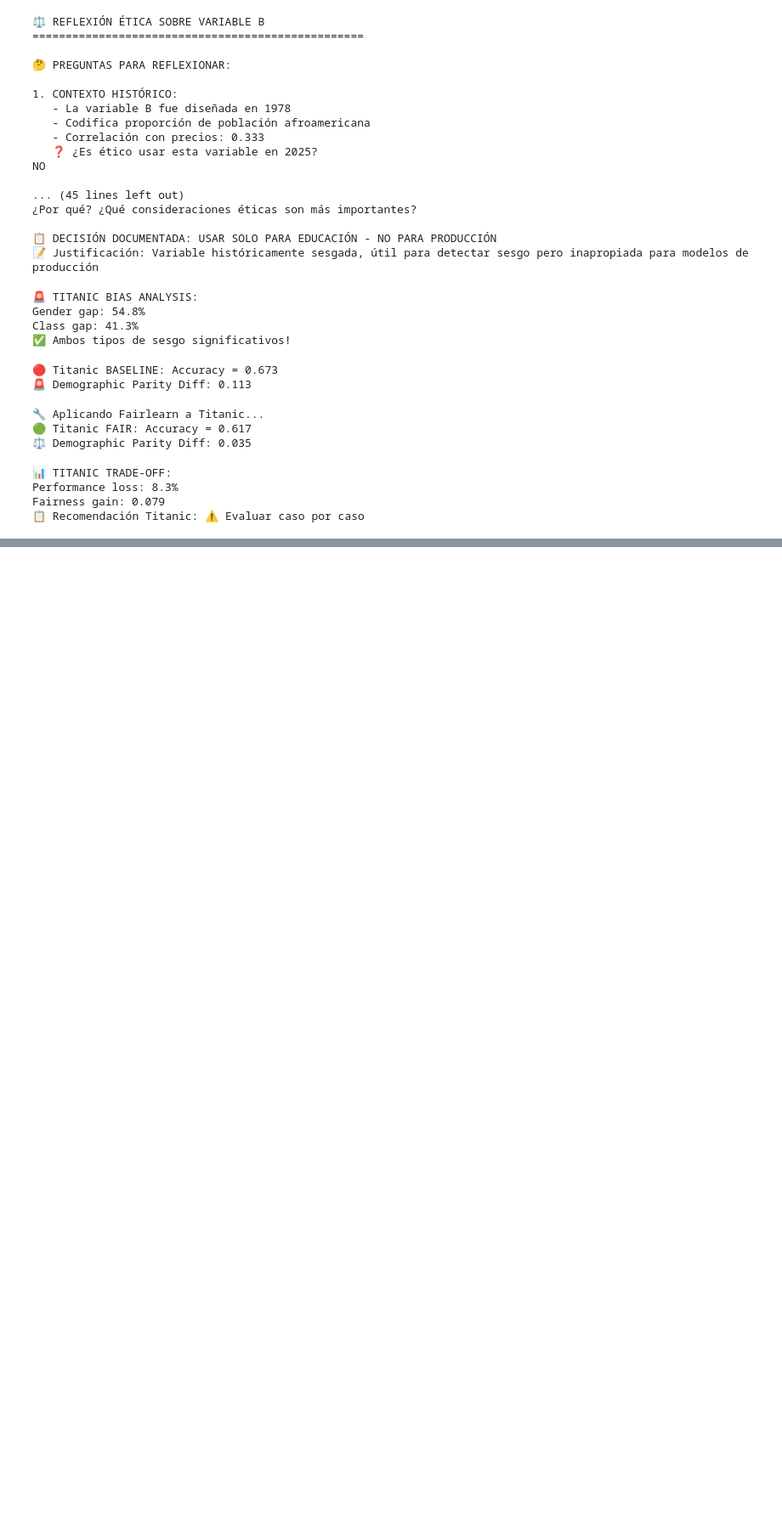
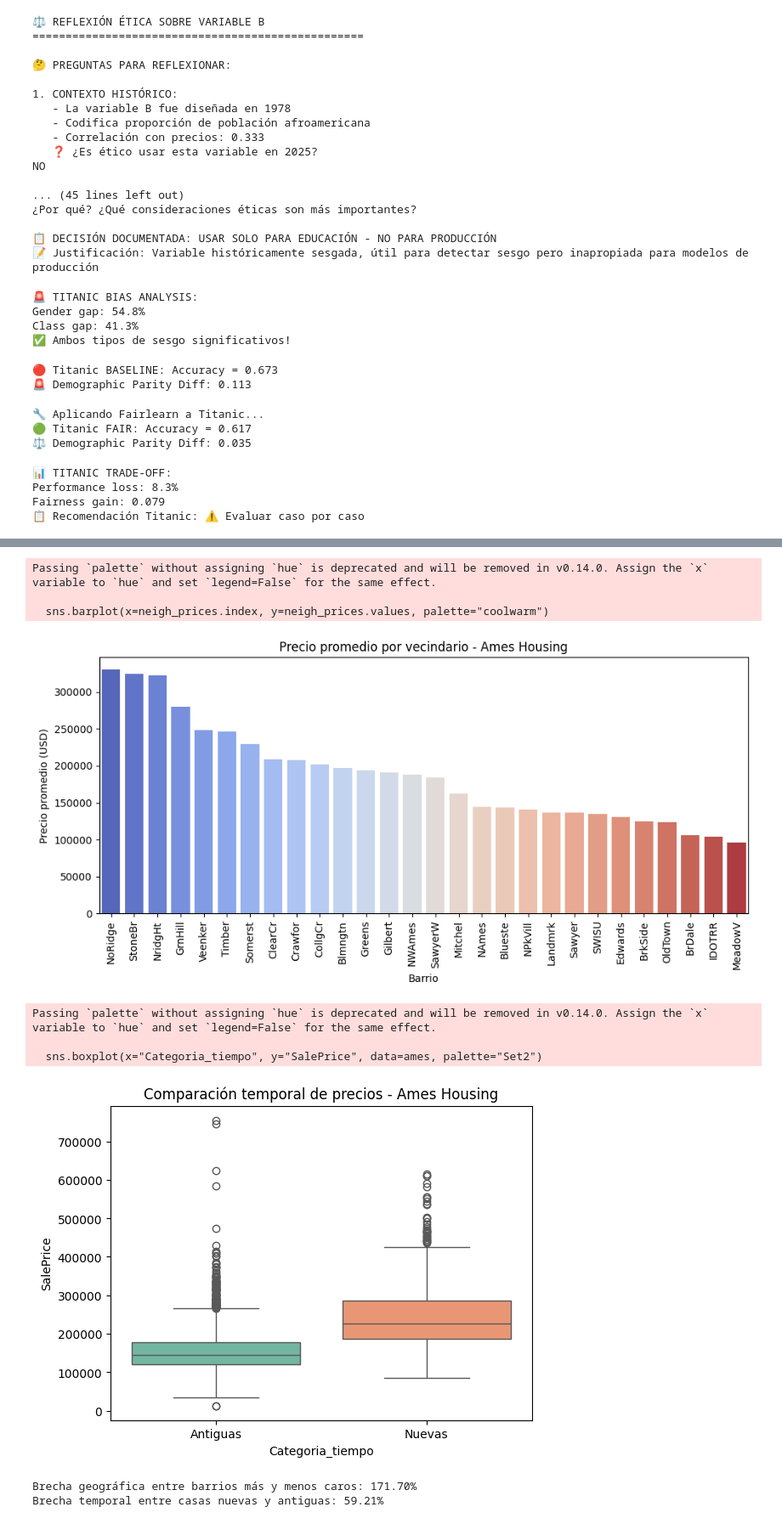
Before and after one commit to mercedesbarrutia-max/portfolio, a Jupyter notebook: docs/portfolio/entregas/siete.ipynb, the cells around one changed output, grey strips where cells are left out. Shown at 85% size. Cells and saved outputs as stored; diff of their text form; code cells hidden in the pictures; blank space fills up the shorter version.

```diff
--- a/docs/portfolio/entregas/siete.ipynb
+++ b/docs/portfolio/entregas/siete.ipynb
@@ -439,0 +386,57 @@ Cuándo RECHAZAR el modelo:
+# %%
+
+import pandas as pd
+import numpy as np
+import seaborn as sns
+import matplotlib.pyplot as plt
+
+df_ames = pd.read_csv("AmesHousing.csv")
+
+# Seleccionamos variables relevantes
+cols = ["Neighborhood", "Year Built", "SalePrice"]
+ames = df_ames[cols].copy()
+
+# Agrupamos por barrio y comparamos precios promedio
+neigh_prices = ames.groupby("Neighborhood")["SalePrice"].mean().sort_values(ascending=False)
+top5 = neigh_prices.head(5)
+bottom5 = neigh_prices.tail(5)
+
+brecha_geo = ((top5.mean() - bottom5.mean()) / bottom5.mean()) * 100
+
+# Visualizamos
+plt.figure(figsize=(10,5))
+sns.barplot(x=neigh_prices.index, y=neigh_prices.values, palette="coolwarm")
+plt.xticks(rotation=90)
+plt.title("Precio promedio por vecindario - Ames Housing")
+plt.ylabel("Precio promedio (USD)")
+plt.xlabel("Barrio")
+plt.tight_layout()
+plt.show()
+
+
+# Clasificamos casas nuevas y antiguas
+ames["Categoria_tiempo"] = np.where(ames["Year Built"] >= 2000, "Nuevas", "Antiguas")
+temporal = ames.groupby("Categoria_tiempo")["SalePrice"].mean()
+
+brecha_temp = ((temporal["Nuevas"] - temporal["Antiguas"]) / temporal["Antiguas"]) * 100
+
+
+# Visualizamos
+sns.boxplot(x="Categoria_tiempo", y="SalePrice", data=ames, palette="Set2")
+plt.title("Comparación temporal de precios - Ames Housing")
+plt.show()
+
+
+print(f"Brecha geográfica entre barrios más y menos caros: {brecha_geo:.2f}%")
+print(f"Brecha temporal entre casas nuevas y antiguas: {brecha_temp:.2f}%")
+# %% [output]
+Passing `palette` without assigning `hue` is deprecated and will be removed in v0.14.0. Assign the `x` variable to `hue` and set `legend=False` for the same effect.
+
+  sns.barplot(x=neigh_prices.index, y=neigh_prices.values, palette="coolwarm")
+[figure, added]
+Passing `palette` without assigning `hue` is deprecated and will be removed in v0.14.0. Assign the `x` variable to `hue` and set `legend=False` for the same effect.
+
+  sns.boxplot(x="Categoria_tiempo", y="SalePrice", data=ames, palette="Set2")
+[figure, added]
+Brecha geográfica entre barrios más y menos caros: 171.70%
+Brecha temporal entre casas nuevas y antiguas: 59.21%
```
Also changed, not shown: parts of 3 cells of this notebook, 4 other files.
